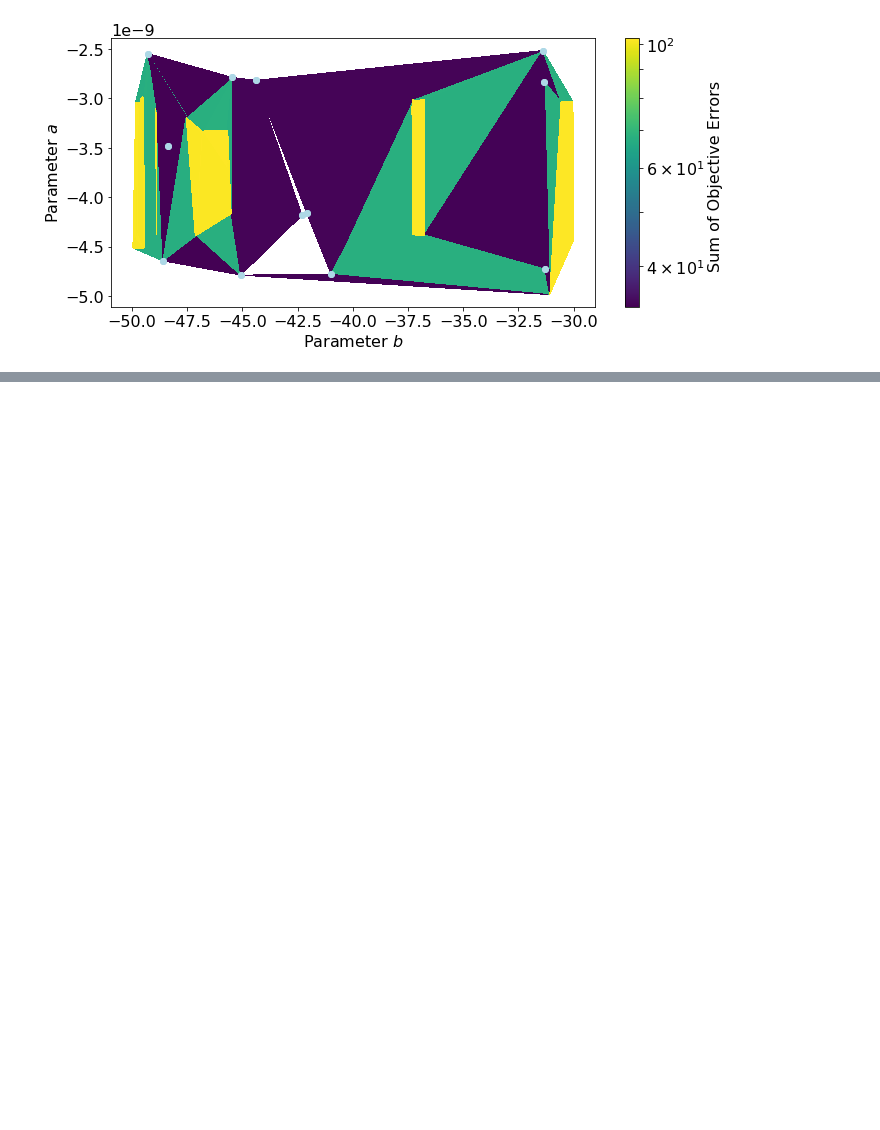
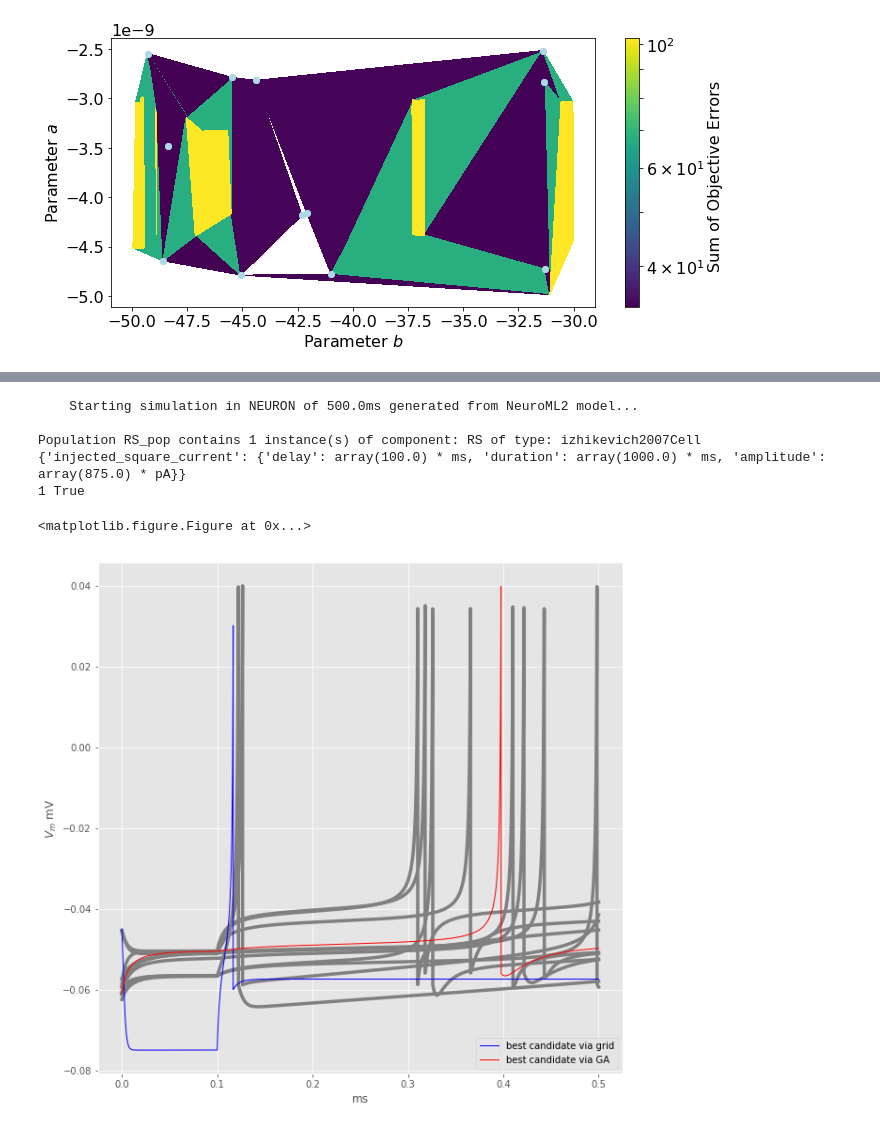
Before and after one commit to scidash/neuronunit, a Jupyter notebook: neuronunit/unit_test/test_ga_versus_grid.ipynb, the cells around one changed output, grey strips where cells are left out. Drawn from its saved outputs; the diff is of its cells as text; code cells hidden in the pictures; blank space fills up the shorter version.

Commit message:
added plots to notebook
Former-commit-id: 3840e807d88556d13fc5e0f7ffcb5fe2e45e22c0

```diff
--- a/neuronunit/unit_test/test_ga_versus_grid.ipynb
+++ b/neuronunit/unit_test/test_ga_versus_grid.ipynb
@@ -293,7 +304,7 @@ minimagr_dtc, mini = sorted_dtcs(dtcpopg)[0]
 maximagr_dtc, maxi = sorted_dtcs(dtcpopg)[-1]
 # %%
 
-def use_dtc_to_plotting(dtcpop):
+def use_dtc_to_plotting(dtcpop,minimagr):
     from neuronunit.capabilities import spike_functions
     import matplotlib.pyplot as plt
     import numpy as np
@@ -319,7 +330,7 @@ def use_dtc_to_plotting(dtcpop):
     model.rheobase = minimagr.rheobase['value']
     minimagr = pre_format(minimagr)
     parameter_list = list(minimagr.vtest.values())
-    print(parameter_list[0])
+    #print(parameter_list[0])
     model.inject_square_current(parameter_list[0])
     model._backend.local_run()
     assert model.get_spike_count() == 1
@@ -328,34 +339,42 @@ def use_dtc_to_plotting(dtcpop):
 
     #minimagr
     plt.plot(dtcpop[0].tvec, brute_best,linewidth=1, color='blue',label='best candidate via grid')
     plt.plot(dtcpop[0].tvec,dtcpop[0].vm0,linewidth=1, color='red',label='best candidate via GA')
     plt.legend()
     plt.ylabel('$V_{m}$ mV')
     plt.xlabel('ms')
     plt.show()
     #plt.savefig(str('rheobase')+'vm_versus_t.png', format='png')#, dpi=1200)
     '''
     plt.clf()
     plt.style.use('ggplot')
     fig, axes = plt.subplots(figsize=(10, 10), facecolor='white')
     stored_min = []
     stored_max = []
     for dtc in dtcpop[1:-1]:
         plt.plot(dtc.tvec, dtc.vm1,linewidth=3.5, color='grey')
         stored_min.append(np.min(dtc.vm1))
         stored_max.append(np.max(dtc.vm1))
 
     plt.plot(dtcpop[0].tvec,dtcpop[0].vm1,linewidth=1, color='red',label='best candidate')
     plt.legend()
     plt.ylabel('$V_{m}$ mV')
     plt.xlabel('ms')
     plt.show()
     '''
     #plt.savefig(str('AP_width_test')+'vm_versus_t.png', format='png')#, dpi=1200)
 from neuronunit import plottools
 from neuronunit.plottools import dtc_to_plotting
 invalid_dtc = dview.map_sync(dtc_to_plotting,invalid_dtc)
-use_dtc_to_plotting(invalid_dtc)
+use_dtc_to_plotting(invalid_dtc,minimagr_dtc)
+# %% [output]
+    Starting simulation in NEURON of 500.0ms generated from NeuroML2 model...
+
+Population RS_pop contains 1 instance(s) of component: RS of type: izhikevich2007Cell
+{'injected_square_current': {'delay': array(100.0) * ms, 'duration': array(1000.0) * ms, 'amplitude': array(875.0) * pA}}
+1 True
+<matplotlib.figure.Figure at 0x...>
+[figure, added]
 # %%
 def pop2dtc(pop1,NSGAO):
     from deap import base, creator
```
Also changed, not shown: parts of 6 cells of this notebook.
